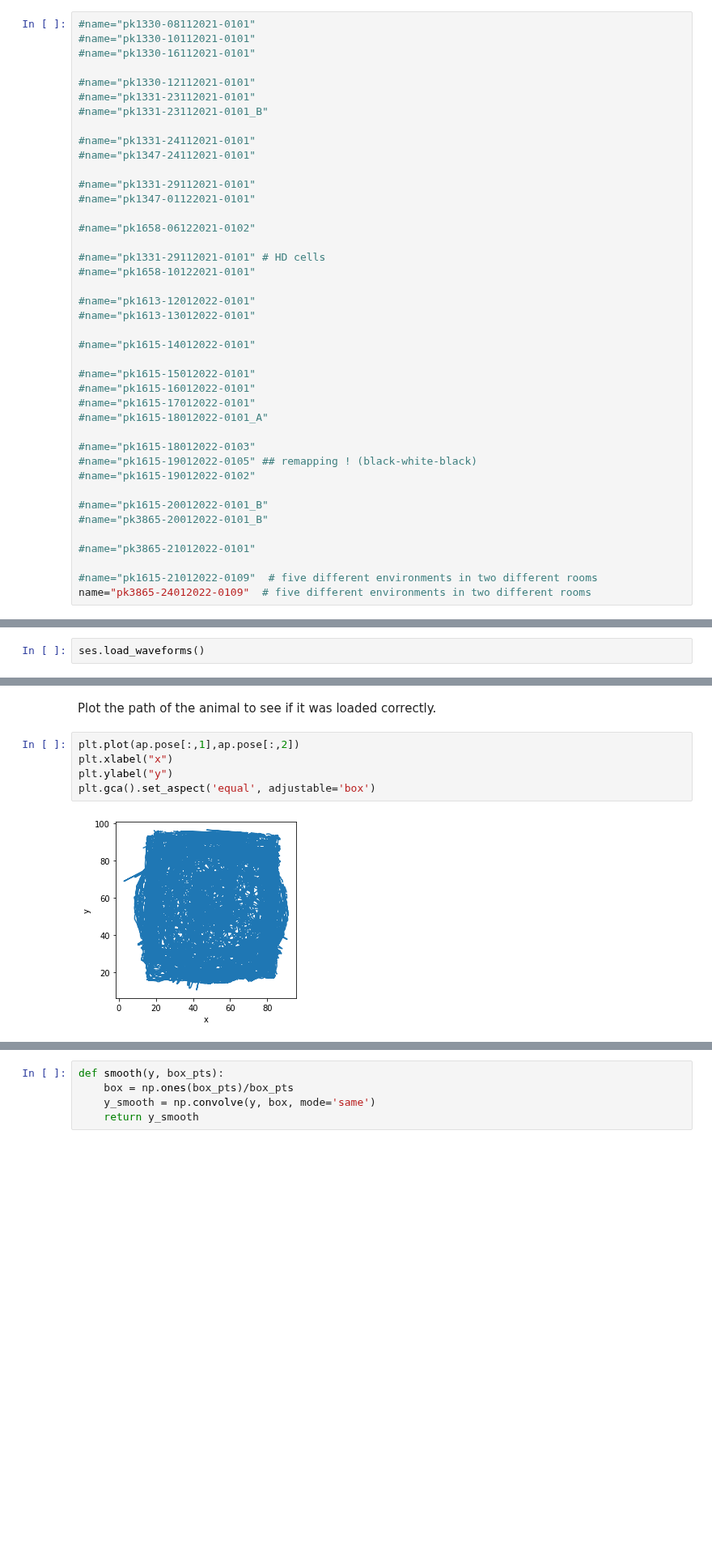
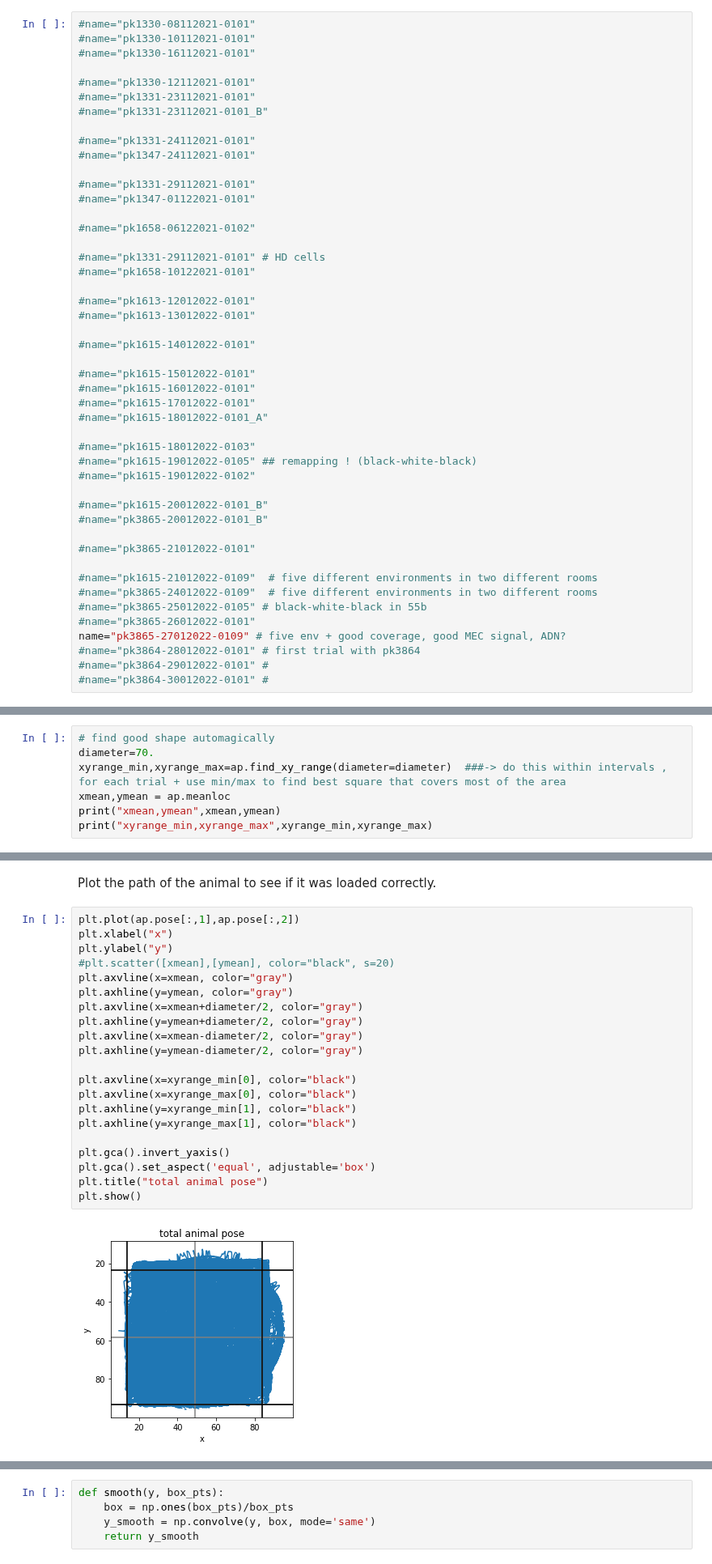
Before and after one commit to kevin-allen/spikeA, a Jupyter notebook: docs_notebooks/cell_overview_one_trial_polarplot-waveform.ipynb, the cells around one changed output, grey strips where cells are left out. Shown at 81% size. Cells and saved outputs as stored; diff of their text form; blank space fills up the shorter version.

```diff
--- a/docs_notebooks/cell_overview_one_trial_polarplot-waveform.ipynb
+++ b/docs_notebooks/cell_overview_one_trial_polarplot-waveform.ipynb
@@ -50,4 +56,10 @@ from spikeA.Session import Session
 #name="pk3865-21012022-0101"
 
 #name="pk1615-21012022-0109"  # five different environments in two different rooms
-name="pk3865-24012022-0109"  # five different environments in two different rooms
+#name="pk3865-24012022-0109"  # five different environments in two different rooms
+#name="pk3865-25012022-0105" # black-white-black in 55b
+#name="pk3865-26012022-0101"
+name="pk3865-27012022-0109" # five env + good coverage, good MEC signal, ADN?
+#name="pk3864-28012022-0101" # first trial with pk3864
+#name="pk3864-29012022-0101" #
+#name="pk3864-30012022-0101" #
@@ -225,4 +192,2 @@ Found  13 good clusters (neurons)
 # %% [markdown]
 ## Load the waveforms
-# %%
-ses.load_waveforms()
@@ -433,0 +415,7 @@ ap.ttl_ups
+# %%
+# find good shape automagically
+diameter=70.
+xyrange_min,xyrange_max=ap.find_xy_range(diameter=diameter)  ###-> do this within intervals , for each trial + use min/max to find best square that covers most of the area
+xmean,ymean = ap.meanloc
+print("xmean,ymean",xmean,ymean)
+print("xyrange_min,xyrange_max",xyrange_min,xyrange_max)
@@ -436,7 +450,23 @@ Plot the path of the animal to see if it was loaded correctly.
 # %%
 plt.plot(ap.pose[:,1],ap.pose[:,2])
 plt.xlabel("x")
 plt.ylabel("y")
+#plt.scatter([xmean],[ymean], color="black", s=20)
+plt.axvline(x=xmean, color="gray")
+plt.axhline(y=ymean, color="gray")
+plt.axvline(x=xmean+diameter/2, color="gray")
+plt.axhline(y=ymean+diameter/2, color="gray")
+plt.axvline(x=xmean-diameter/2, color="gray")
+plt.axhline(y=ymean-diameter/2, color="gray")
+
+plt.axvline(x=xyrange_min[0], color="black")
+plt.axvline(x=xyrange_max[0], color="black")
+plt.axhline(y=xyrange_min[1], color="black")
+plt.axhline(y=xyrange_max[1], color="black")
+
+plt.gca().invert_yaxis()
 plt.gca().set_aspect('equal', adjustable='box')
+plt.title("total animal pose")
+plt.show()
 # %% [output]
-[figure, old version]
+[figure, new version]
```
Also changed, not shown: parts of 81 cells of this notebook, 7 other files.
